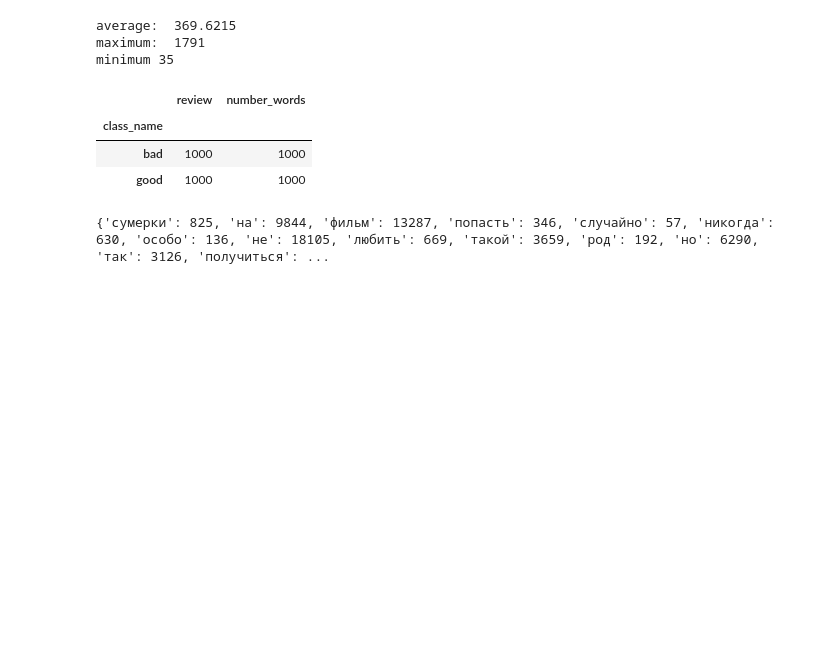
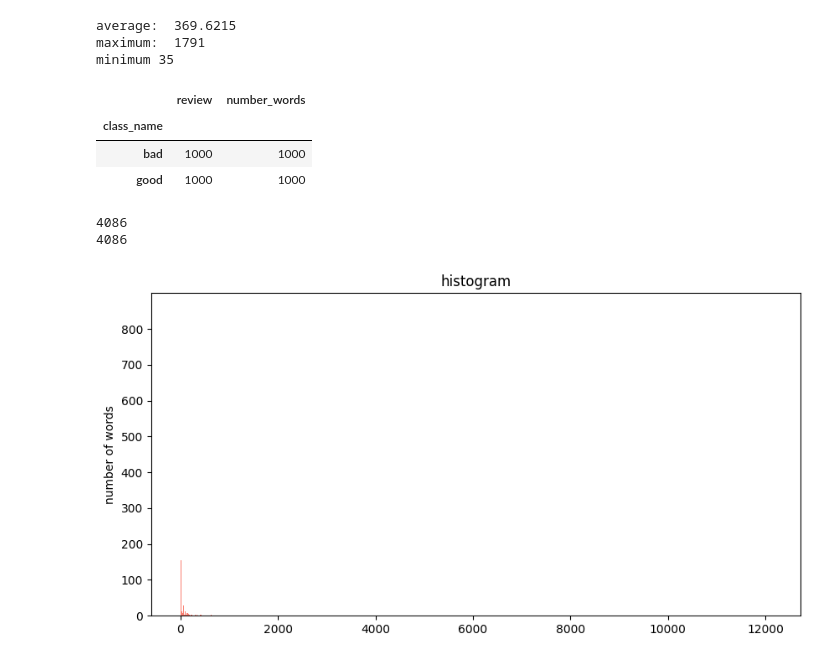
Before and after one commit to d7anSeR/lab4_python, a Jupyter notebook: main_lb4.ipynb, the cells around one changed output. Drawn from its saved outputs; the diff is of its cells as text; code cells hidden in the pictures; blank space fills up the shorter version.

```diff
--- a/main_lb4.ipynb
+++ b/main_lb4.ipynb
@@ -59,24 +83,3 @@ def lemmatize(text) -> list:
-# %%
-def create_histog(df:pd.DataFrame, metka):
-    dict = {}
-    list_word = []
-    list_count = []
-    for text in df['review']:
-        tt = str.maketrans(dict.fromkeys(string.punctuation))
-        elem = text.translate(tt)
-        if elem is not None:
-            list_words = elem.split()
-        for word in list_words:
-            p = morph.parse(word)[0]
-            list_word.append(p.normal_form)
-    for word in list_word:
-        if word not in dict.keys():
-            dict[word] = list_word.count(word)
-    fig = plt.figure(figsize=(15, 10))
-    plt.ylabel('number of words')
-    plt.xlabel('words')
-    plt.hist(dict.keys(), bins=2, color='salmon')
-    return plt
 # %% [markdown]
 create DataFrame
 # %%
@@ -172,7 +175,17 @@ minimum 35
 | class_name |  |  |
 | bad | 1000 | 1000 |
 | good | 1000 | 1000 |
-# %%
-create_histog(df, 'class_name')
-# %% [output]
-{'сумерки': 825, 'на': 9844, 'фильм': 13287, 'попасть': 346, 'случайно': 57, 'никогда': 630, 'особо': 136, 'не': 18105, 'любить': 669, 'такой': 3659, 'род': 192, 'но': 6290, 'так': 3126, 'получиться': ...
+# %%
+list_t, dic = create_histog(df, 'good')
+# %%
+fig = plt.figure(figsize=(10, 5))
+plt.ylabel('number of words')
+plt.title('histogram')
+plt.hist(list_t, bins = len(dic), color='salmon')
+print(len(dic))
+print(len(list_t))
+plt.show()
+# %% [output]
+4086
+4086
+[figure, added]
```
Also changed, not shown: parts of 2 cells of this notebook.
